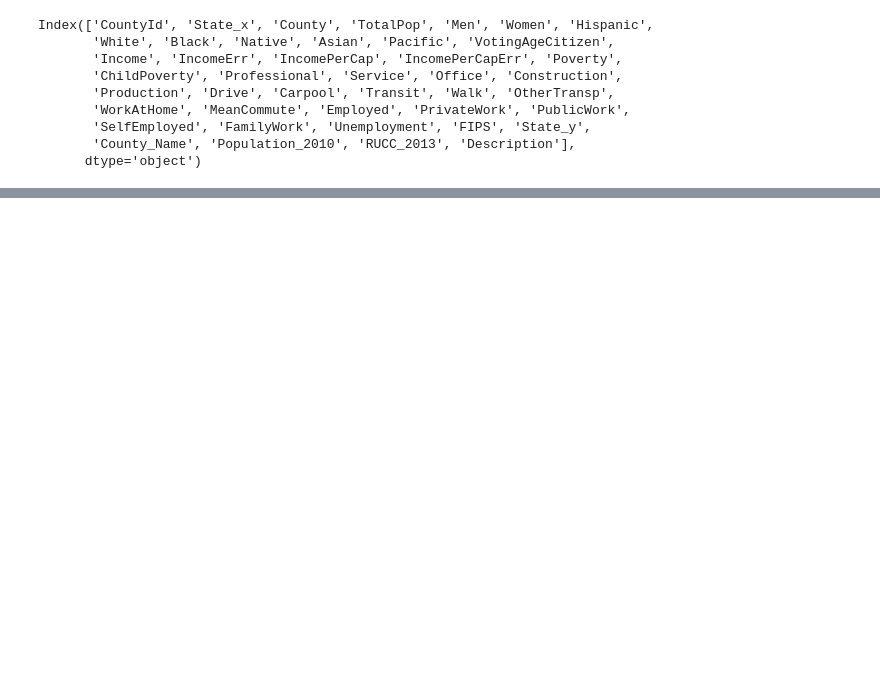
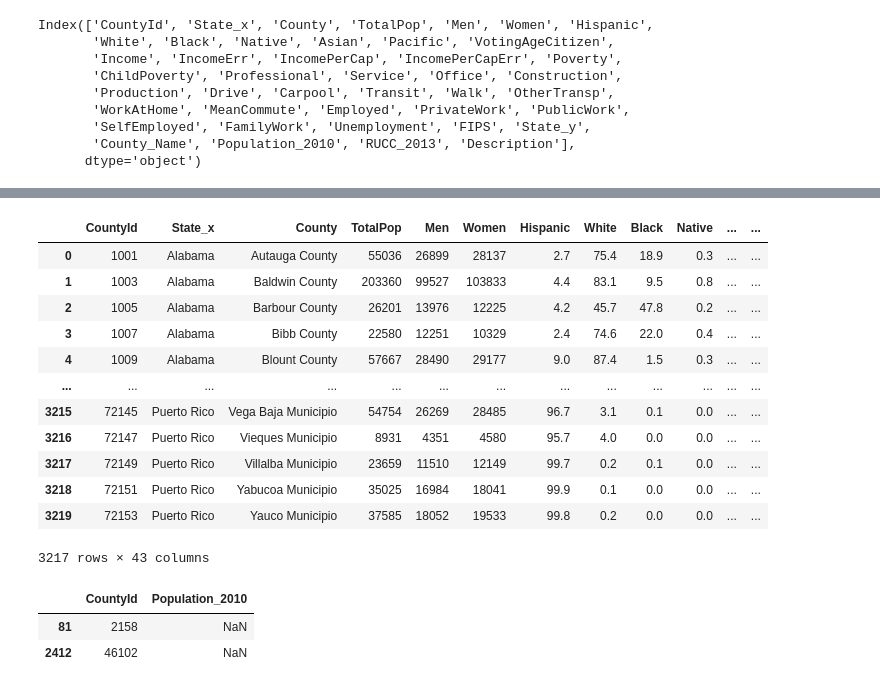
Before and after one commit to vharkar/305-virginia-census-data, a Jupyter notebook: assets/pandas_eda.ipynb, the cells around one changed output, grey strips where cells are left out. Cells and saved outputs as stored; diff of their text form; code cells hidden in the pictures; blank space fills up the shorter version.

```diff
--- a/assets/pandas_eda.ipynb
+++ b/assets/pandas_eda.ipynb
@@ -168,0 +244,22 @@ state['Income'].max()
+# %%
+usofa.dropna()
+# %% [output]
+|  | CountyId | State_x | County | TotalPop | Men | Women | Hispanic | White | Black | Native | ... | ... |
+| 0 | 1001 | Alabama | Autauga County | 55036 | 26899 | 28137 | 2.7 | 75.4 | 18.9 | 0.3 | ... | ... |
+| 1 | 1003 | Alabama | Baldwin County | 203360 | 99527 | 103833 | 4.4 | 83.1 | 9.5 | 0.8 | ... | ... |
+| 2 | 1005 | Alabama | Barbour County | 26201 | 13976 | 12225 | 4.2 | 45.7 | 47.8 | 0.2 | ... | ... |
+| 3 | 1007 | Alabama | Bibb County | 22580 | 12251 | 10329 | 2.4 | 74.6 | 22.0 | 0.4 | ... | ... |
+| 4 | 1009 | Alabama | Blount County | 57667 | 28490 | 29177 | 9.0 | 87.4 | 1.5 | 0.3 | ... | ... |
+| ... | ... | ... | ... | ... | ... | ... | ... | ... | ... | ... | ... | ... |
+| 3215 | 72145 | Puerto Rico | Vega Baja Municipio | 54754 | 26269 | 28485 | 96.7 | 3.1 | 0.1 | 0.0 | ... | ... |
+| 3216 | 72147 | Puerto Rico | Vieques Municipio | 8931 | 4351 | 4580 | 95.7 | 4.0 | 0.0 | 0.0 | ... | ... |
+| 3217 | 72149 | Puerto Rico | Villalba Municipio | 23659 | 11510 | 12149 | 99.7 | 0.2 | 0.1 | 0.0 | ... | ... |
+| 3218 | 72151 | Puerto Rico | Yabucoa Municipio | 35025 | 16984 | 18041 | 99.9 | 0.1 | 0.0 | 0.0 | ... | ... |
+| 3219 | 72153 | Puerto Rico | Yauco Municipio | 37585 | 18052 | 19533 | 99.8 | 0.2 | 0.0 | 0.0 | ... | ... |
+3217 rows × 43 columns
+# %%
+usofa.loc[usofa['Population_2010'].isna()][['CountyId','Population_2010']]
+# %% [output]
+|  | CountyId | Population_2010 |
+| 81 | 2158 | NaN |
+| 2412 | 46102 | NaN |
```
Also changed, not shown: parts of 15 cells of this notebook, 1 other file.
